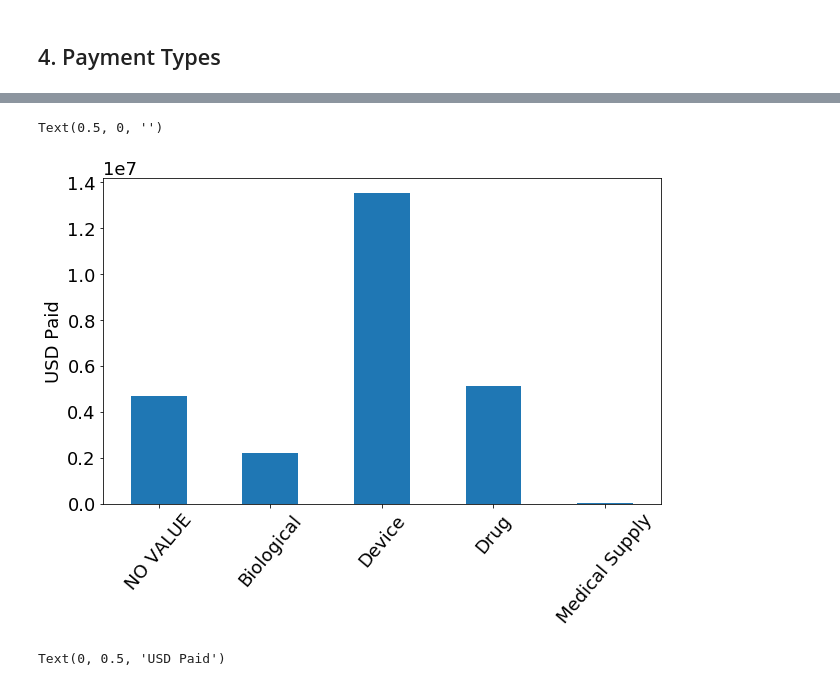
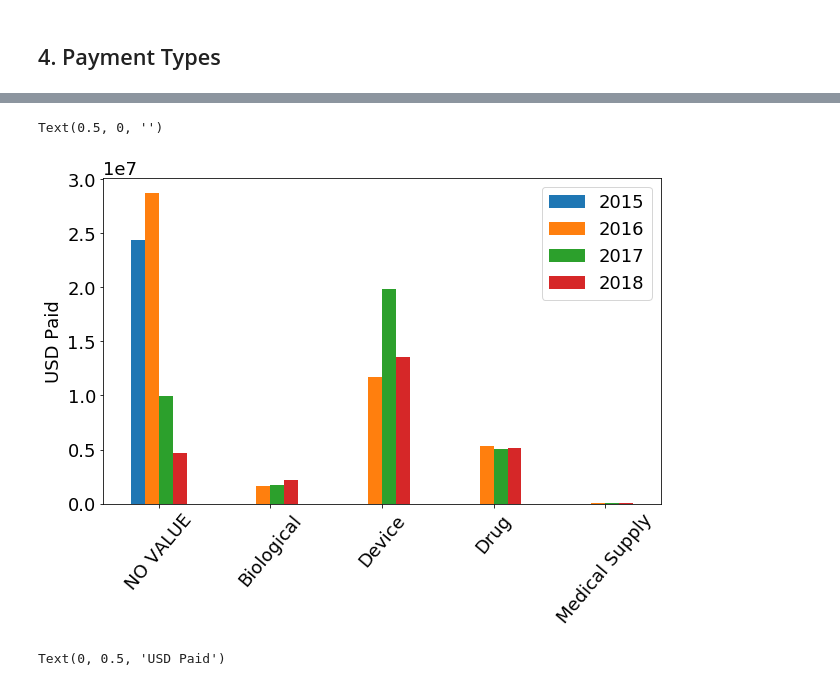
Before and after one commit to terryghanty/cs320-final, a Jupyter notebook: Final Project - Cale, James, Terry.ipynb, the cells around one changed output, grey strips where cells are left out. Cells and saved outputs as stored; diff of their text form; code cells hidden in the pictures.

```diff
--- a/Final Project - Cale, James, Terry.ipynb
+++ b/Final Project - Cale, James, Terry.ipynb
@@ -208,15 +209,22 @@ plt.ticklabel_format(style='plain', axis='y')
+# %%
+df_2015 = df[df['year']==2015].groupby('Indicate_Drug_or_Biological_or_Device_or_Medical_Supply_1').sum()['Total_Amount_of_Payment_USDollars']
+df_2016 = df[df['year']==2016].groupby('Indicate_Drug_or_Biological_or_Device_or_Medical_Supply_1').sum()['Total_Amount_of_Payment_USDollars']
+df_2017 = df[df['year']==2017].groupby('Indicate_Drug_or_Biological_or_Device_or_Medical_Supply_1').sum()['Total_Amount_of_Payment_USDollars']
+df_2018 = df[df['year']==2018].groupby('Indicate_Drug_or_Biological_or_Device_or_Medical_Supply_1').sum()['Total_Amount_of_Payment_USDollars']
+
+df_spent = DataFrame({
+    '2015': df_2015,
+    '2016': df_2016,
+    '2017': df_2017,
+    '2018': df_2018 })
 # %%
-df.columns.str.contains("Drug_or_Biological_or_Device_or_Medical_Supply")
-df.filter(regex='Drug_or_Biological', axis=1)
-
-df_spent = df[['Indicate_Drug_or_Biological_or_Device_or_Medical_Supply_1','Name_of_Drug_or_Biological_or_Device_or_Medical_Supply_1',"Total_Amount_of_Payment_USDollars","Nature_of_Payment_or_Transfer_of_Value"]]
-ax = df_spent.groupby('Indicate_Drug_or_Biological_or_Device_or_Medical_Supply_1').sum().plot.bar(legend=False, figsize=(10,6))
+ax = df_spent.plot.bar(figsize=(10,6))
 ax.set_xticklabels(['NO VALUE','Biological','Device','Drug','Medical Supply'],rotation=50)
 ax.set_ylabel('USD Paid')
 ax.set_xlabel('')
 # %% [output]
 Text(0.5, 0, '')
-[figure, old version]
+[figure, new version]
 # %%
 # df_new = df_spent.plot.bar(x='Name_of_Drug_or_Biological_or_Device_or_Medical_Supply_1', y='Total_Amount_of_Payment_USDollars')
 # df_new = df_spent.sort_values(by='Total_Amount_of_Payment_USDollars', ascending=False).head(20)
```
Also changed, not shown: parts of 9 cells of this notebook.
